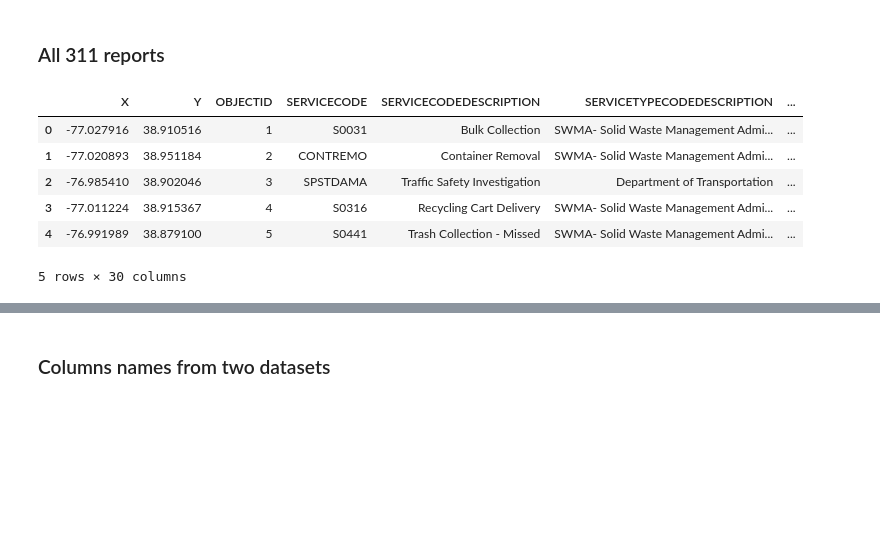
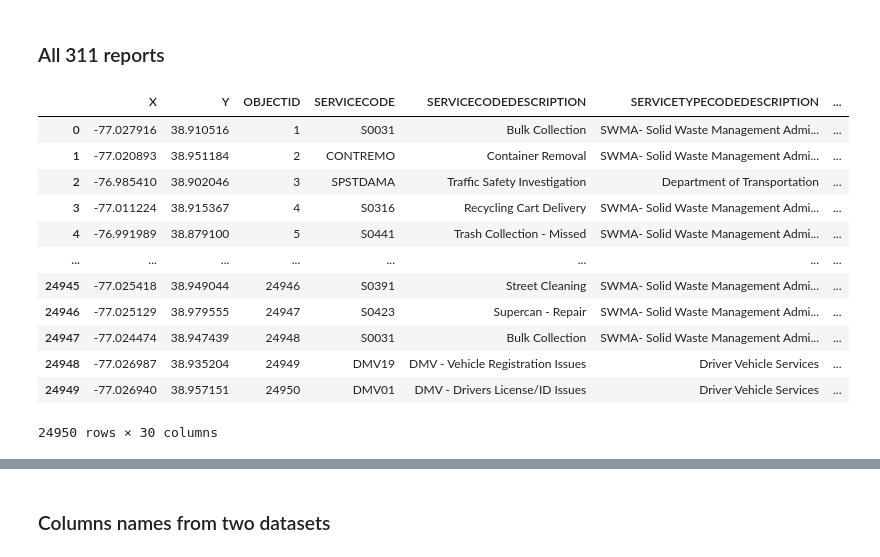
Before and after one commit to gmu-cil/DMV-311, a Jupyter notebook: src/EM_data_stat.ipynb, the cells around one changed output, grey strips where cells are left out. Cells and saved outputs as stored; diff of their text form; code cells hidden in the pictures; blank space fills up the shorter version.

```diff
--- a/src/EM_data_stat.ipynb
+++ b/src/EM_data_stat.ipynb
@@ -33,12 +65,18 @@ em_df[0:5]
 # %% [markdown]
 ### All 311 reports
-# %%
-nonEM_df[0:5]
-# %% [output]
-|  | X | Y | OBJECTID | SERVICECODE | SERVICECODEDESCRIPTION | SERVICETYPECODEDESCRIPTION | ... |
-| 0 | -77.027916 | 38.910516 | 1 | S0031 | Bulk Collection | SWMA- Solid Waste Management Admi... | ... |
-| 1 | -77.020893 | 38.951184 | 2 | CONTREMO | Container Removal | SWMA- Solid Waste Management Admi... | ... |
-| 2 | -76.985410 | 38.902046 | 3 | SPSTDAMA | Traffic Safety Investigation | Department of Transportation | ... |
-| 3 | -77.011224 | 38.915367 | 4 | S0316 | Recycling Cart Delivery | SWMA- Solid Waste Management Admi... | ... |
-| 4 | -76.991989 | 38.879100 | 5 | S0441 | Trash Collection - Missed | SWMA- Solid Waste Management Admi... | ... |
-5 rows × 30 columns
+# %%
+nonEM_df_2021
+# %% [output]
+|  | X | Y | OBJECTID | SERVICECODE | SERVICECODEDESCRIPTION | SERVICETYPECODEDESCRIPTION | ... |
+| 0 | -77.027916 | 38.910516 | 1 | S0031 | Bulk Collection | SWMA- Solid Waste Management Admi... | ... |
+| 1 | -77.020893 | 38.951184 | 2 | CONTREMO | Container Removal | SWMA- Solid Waste Management Admi... | ... |
+| 2 | -76.985410 | 38.902046 | 3 | SPSTDAMA | Traffic Safety Investigation | Department of Transportation | ... |
+| 3 | -77.011224 | 38.915367 | 4 | S0316 | Recycling Cart Delivery | SWMA- Solid Waste Management Admi... | ... |
+| 4 | -76.991989 | 38.879100 | 5 | S0441 | Trash Collection - Missed | SWMA- Solid Waste Management Admi... | ... |
+| ... | ... | ... | ... | ... | ... | ... | ... |
+| 24945 | -77.025418 | 38.949044 | 24946 | S0391 | Street Cleaning | SWMA- Solid Waste Management Admi... | ... |
+| 24946 | -77.025129 | 38.979555 | 24947 | S0423 | Supercan - Repair | SWMA- Solid Waste Management Admi... | ... |
+| 24947 | -77.024474 | 38.947439 | 24948 | S0031 | Bulk Collection | SWMA- Solid Waste Management Admi... | ... |
+| 24948 | -77.026987 | 38.935204 | 24949 | DMV19 | DMV - Vehicle Registration Issues | Driver Vehicle Services | ... |
+| 24949 | -77.026940 | 38.957151 | 24950 | DMV01 | DMV - Drivers License/ID Issues | Driver Vehicle Services | ... |
+24950 rows × 30 columns
```
Also changed, not shown: parts of 18 cells of this notebook, 1 other file.
